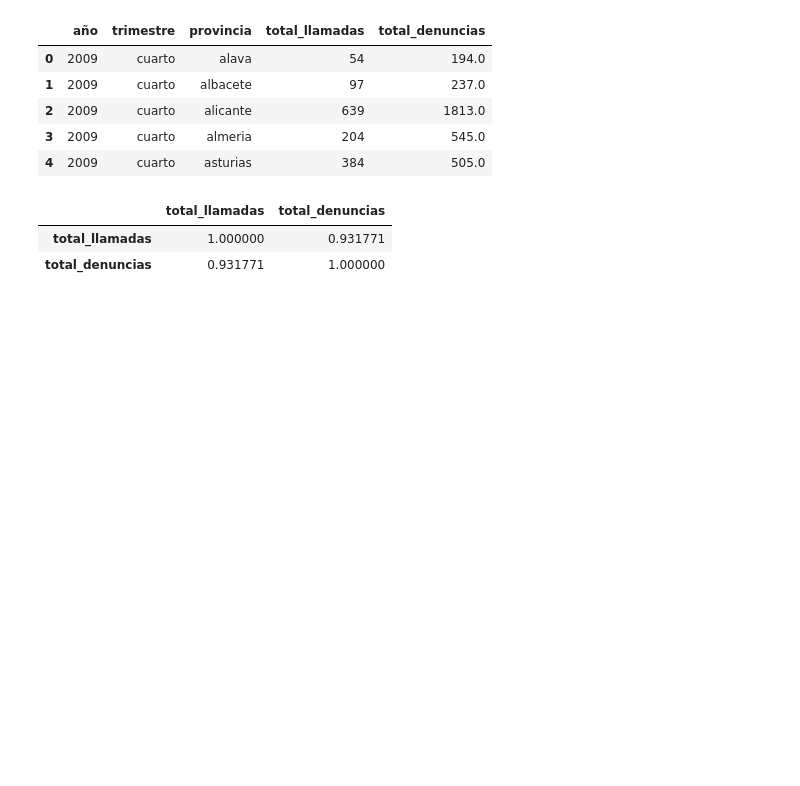
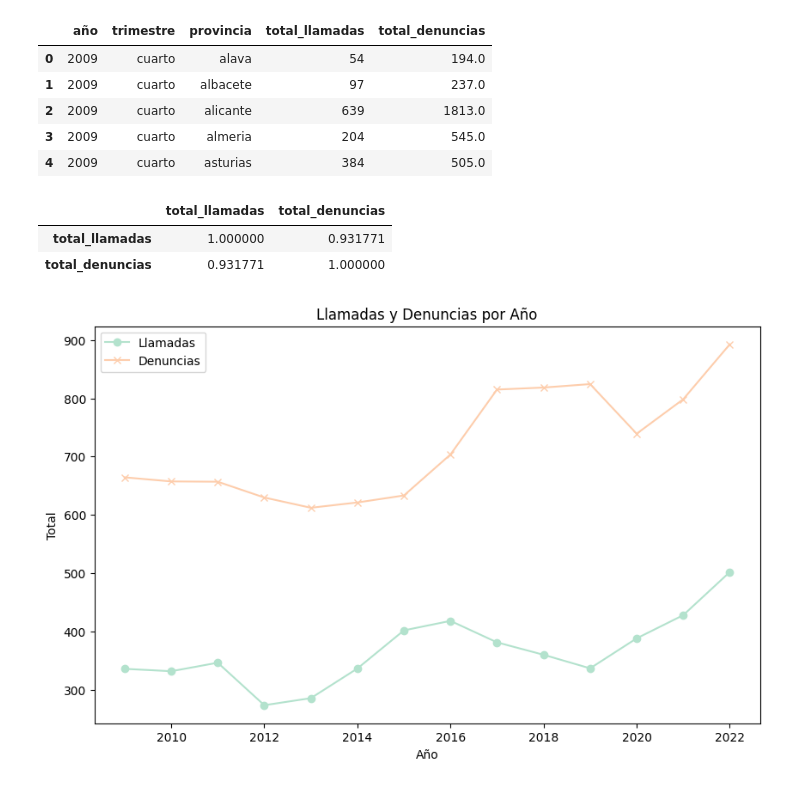
Before and after one commit to NoeRoson/Final_project, a Jupyter notebook: notebooks/graficos.ipynb, the cells around one changed output. Saved outputs shown, nothing was run; the diff lists cells and outputs as text; code cells hidden in the pictures; blank space fills up the shorter version.

```diff
--- a/notebooks/graficos.ipynb
+++ b/notebooks/graficos.ipynb
@@ -228,3 +226,31 @@ corr
 |  | total_llamadas | total_denuncias |
 | total_llamadas | 1.000000 | 0.931771 |
 | total_denuncias | 0.931771 | 1.000000 |
+# %%
+
+df_selected = llam_denu[['año', 'total_llamadas', 'total_denuncias']]
+df_selected = df_selected[df_selected['año'] <= 2022]
+# Agrupar por año y calcular la suma de llamadas y denuncias
+df_grouped = df_selected.groupby('año').mean().reset_index()
+
+
+# Crear el gráfico de líneas
+plt.figure(figsize=(10, 6))
+
+# Línea para llamadas
+plt.plot(df_grouped['año'], df_grouped['total_llamadas'], label='Llamadas', marker='o', color=sns.color_palette('Pastel2')[0])
+
+# Línea para denuncias
+plt.plot(df_grouped['año'], df_grouped['total_denuncias'], label='Denuncias', marker='x', color=sns.color_palette('Pastel2')[1])
+
+# Etiquetas y título
+plt.xlabel('Año')
+plt.ylabel('Total')
+plt.title('Llamadas y Denuncias por Año')
+plt.legend()
+plt.grid(False)
+
+# Mostrar el gráfico
+plt.show()
+# %% [output]
+[figure, added]
```
Also changed, not shown: parts of 16 cells of this notebook, 3 other files.
